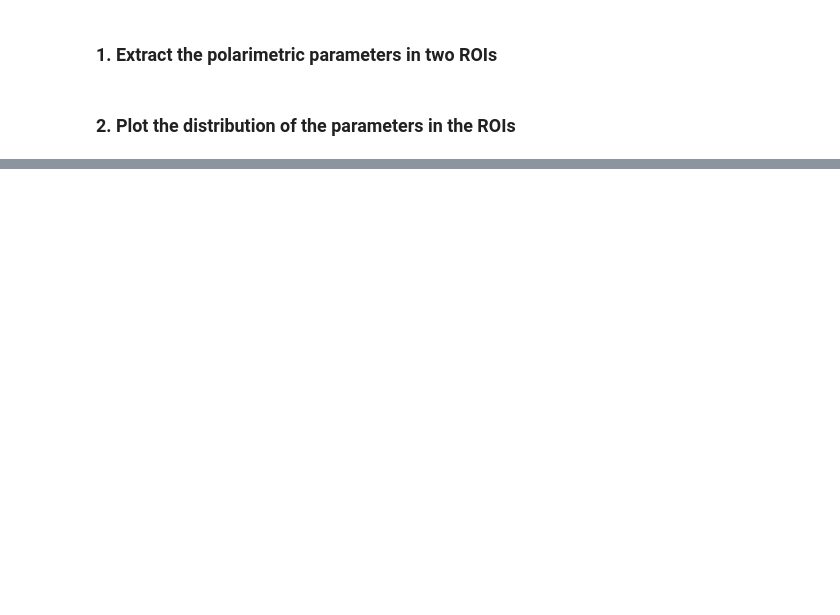
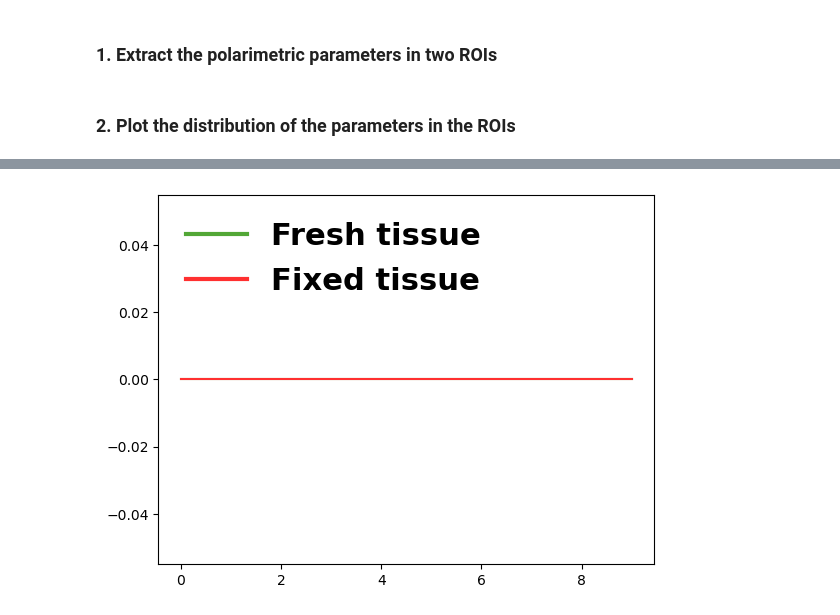
Before and after one commit to eleagros/FixationEffectPaper, a Jupyter notebook: show_histograms.ipynb, the cells around one changed output, grey strips where cells are left out. Cells and saved outputs as stored; diff of their text form; code cells hidden in the pictures; blank space fills up the shorter version.

Commit message:
Added visualisation

```diff
--- a/show_histograms.ipynb
+++ b/show_histograms.ipynb
@@ -170,0 +61,2 @@ plt.savefig(os.path.join(path_res, 'summary_histo.pdf'))
+# %%
+path_res = './results/histograms'
@@ -170,0 +181,14 @@ plt.savefig(os.path.join(path_res, 'summary_histo.pdf'))
+# %%
+import random
+import numpy as np
+
+
+fig = plt.plot(range(10), [0 for i in range(10)], c = '#52a736')
+fig = plt.plot(range(10), [0 for i in range(10)], c = '#FF3030')
+ax = plt.gca()
+legend_properties = {'weight':'bold', 'size': 22}
+leg = ax.legend([line1, line2], ['Fresh tissue', 'Fixed tissue'], prop=legend_properties, loc = 2)
+leg.get_frame().set_linewidth(0.0)
+plt.savefig(os.path.join(path_res, 'legend_histo.pdf'))
+# %% [output]
+[figure, added]
```
Also changed, not shown: parts of 7 cells of this notebook, 4 other files.
